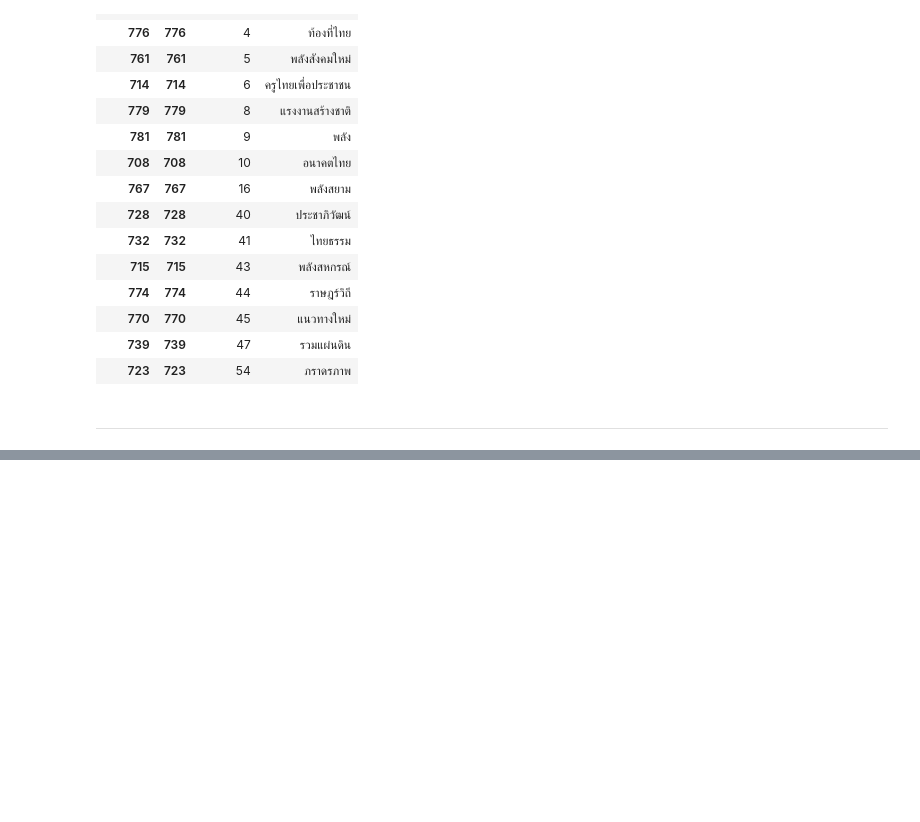
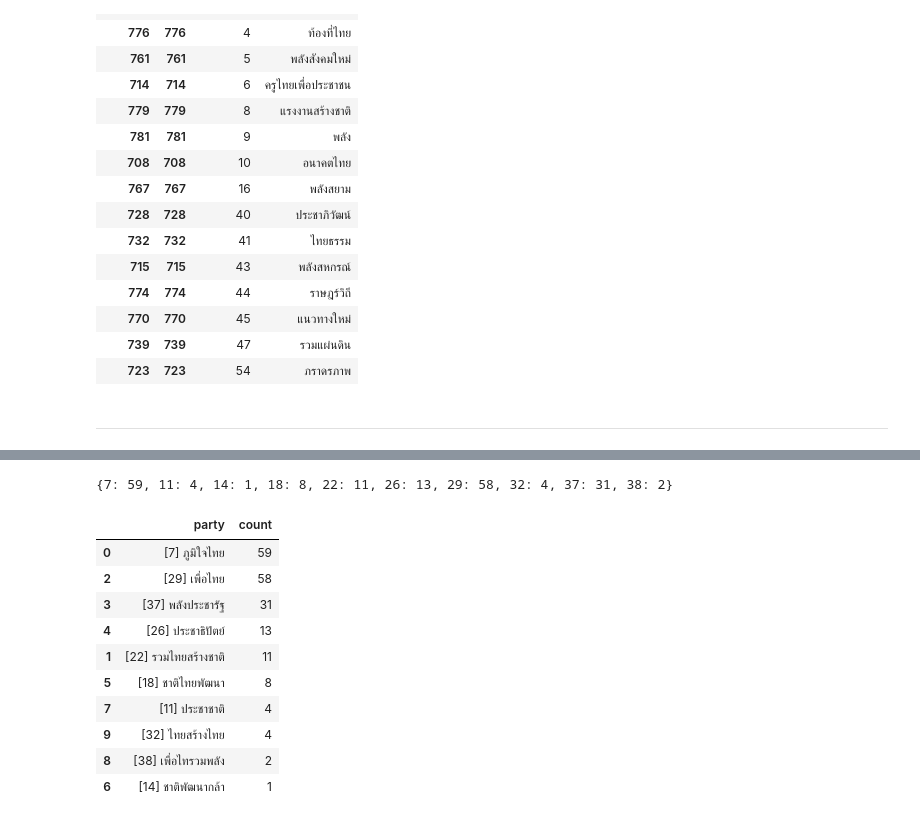
Before and after one commit to longman694/ect_66_analysis_pd, a Jupyter notebook: analysis.ipynb, the cells around one changed output, grey strips where cells are left out. Saved outputs shown, nothing was run; the diff lists cells and outputs as text; code cells hidden in the pictures; blank space fills up the shorter version.

```diff
--- a/analysis.ipynb
+++ b/analysis.ipynb
@@ -151,0 +266,23 @@ df[df['mean']/df['mean_75'] >= 1.75][['party_no', 'name']].sort_values('party_no
+# %%
+pprint(dict(cheating_parties))
+# %% [output]
+{7: 59, 11: 4, 14: 1, 18: 8, 22: 11, 26: 13, 29: 58, 32: 4, 37: 31, 38: 2}
+# %%
+cheating_df = pd.DataFrame([
+    {
+        'party': f"[{party_no}] {Parties[Parties['party_no'] == party_no].iloc[0]['name']}", 'count': count
+    } for (party_no, count) in cheating_parties.items()
+])
+cheating_df.sort_values('count', ascending=False)
+# %% [output]
+|  | party | count |
+| 0 | [7] ภูมิใจไทย | 59 |
+| 2 | [29] เพื่อไทย | 58 |
+| 3 | [37] พลังประชารัฐ | 31 |
+| 4 | [26] ประชาธิปัตย์ | 13 |
+| 1 | [22] รวมไทยสร้างชาติ | 11 |
+| 5 | [18] ชาติไทยพัฒนา | 8 |
+| 7 | [11] ประชาชาติ | 4 |
+| 9 | [32] ไทยสร้างไทย | 4 |
+| 8 | [38] เพื่อไทรวมพลัง | 2 |
+| 6 | [14] ชาติพัฒนากล้า | 1 |
```
Also changed, not shown: parts of 9 cells of this notebook, 2 other files.
